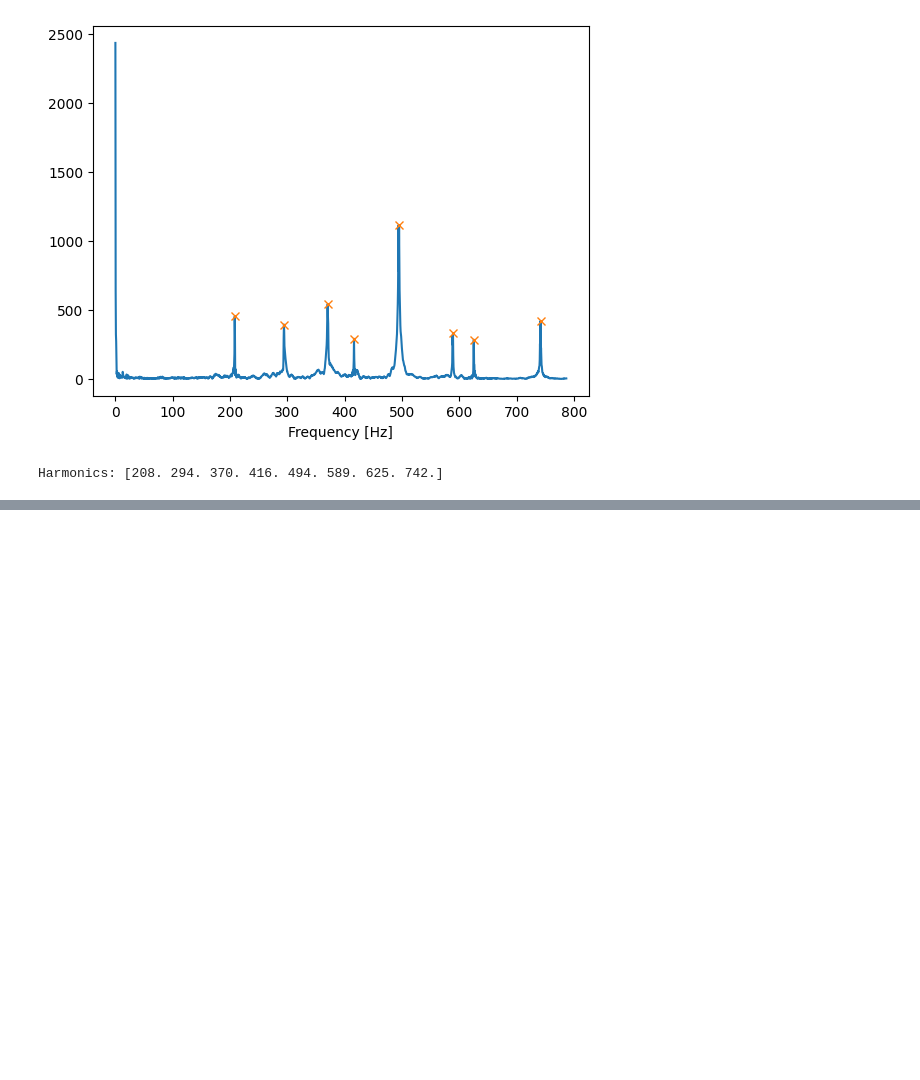
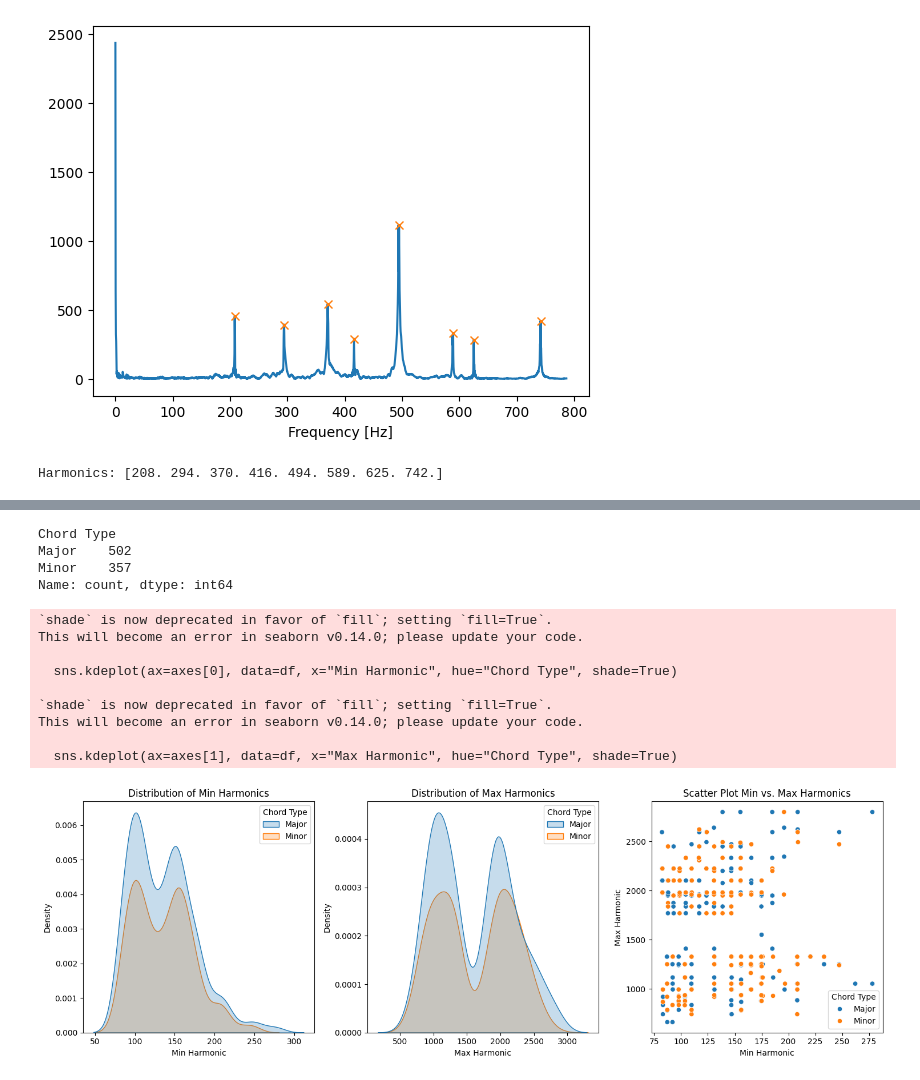
Before and after one commit to AlexanderFasching/AI_Projekt, a Jupyter notebook: Notebook/CC.ipynb, the cells around one changed output, grey strips where cells are left out. Drawn from its saved outputs; the diff is of its cells as text; code cells hidden in the pictures; blank space fills up the shorter version.

```diff
--- a/Notebook/CC.ipynb
+++ b/Notebook/CC.ipynb
@@ -218,0 +225,28 @@ df.head()
+# %%
+df["Chord Type"].value_counts()
+# %% [output]
+Chord Type
+Major    502
+Minor    357
+Name: count, dtype: int64
+# %%
+fig, axes = plt.subplots(1, 3, figsize=(15, 5))
+sns.kdeplot(ax=axes[0], data=df, x="Min Harmonic", hue="Chord Type", shade=True)
+sns.kdeplot(ax=axes[1], data=df, x="Max Harmonic", hue="Chord Type", shade=True)
+sns.scatterplot(ax=axes[2], data=df, x="Min Harmonic", y="Max Harmonic",hue="Chord Type")
+axes[0].set_title("Distribution of Min Harmonics")
+axes[1].set_title("Distribution of Max Harmonics")
+axes[2].set_title("Scatter Plot Min vs. Max Harmonics")
+fig.tight_layout()
+plt.show()
+# %% [output]
+`shade` is now deprecated in favor of `fill`; setting `fill=True`.
+This will become an error in seaborn v0.14.0; please update your code.
+
+  sns.kdeplot(ax=axes[0], data=df, x="Min Harmonic", hue="Chord Type", shade=True)
+
+`shade` is now deprecated in favor of `fill`; setting `fill=True`.
+This will become an error in seaborn v0.14.0; please update your code.
+
+  sns.kdeplot(ax=axes[1], data=df, x="Max Harmonic", hue="Chord Type", shade=True)
+[figure, added]
```
Also changed, not shown: parts of 18 cells of this notebook.
